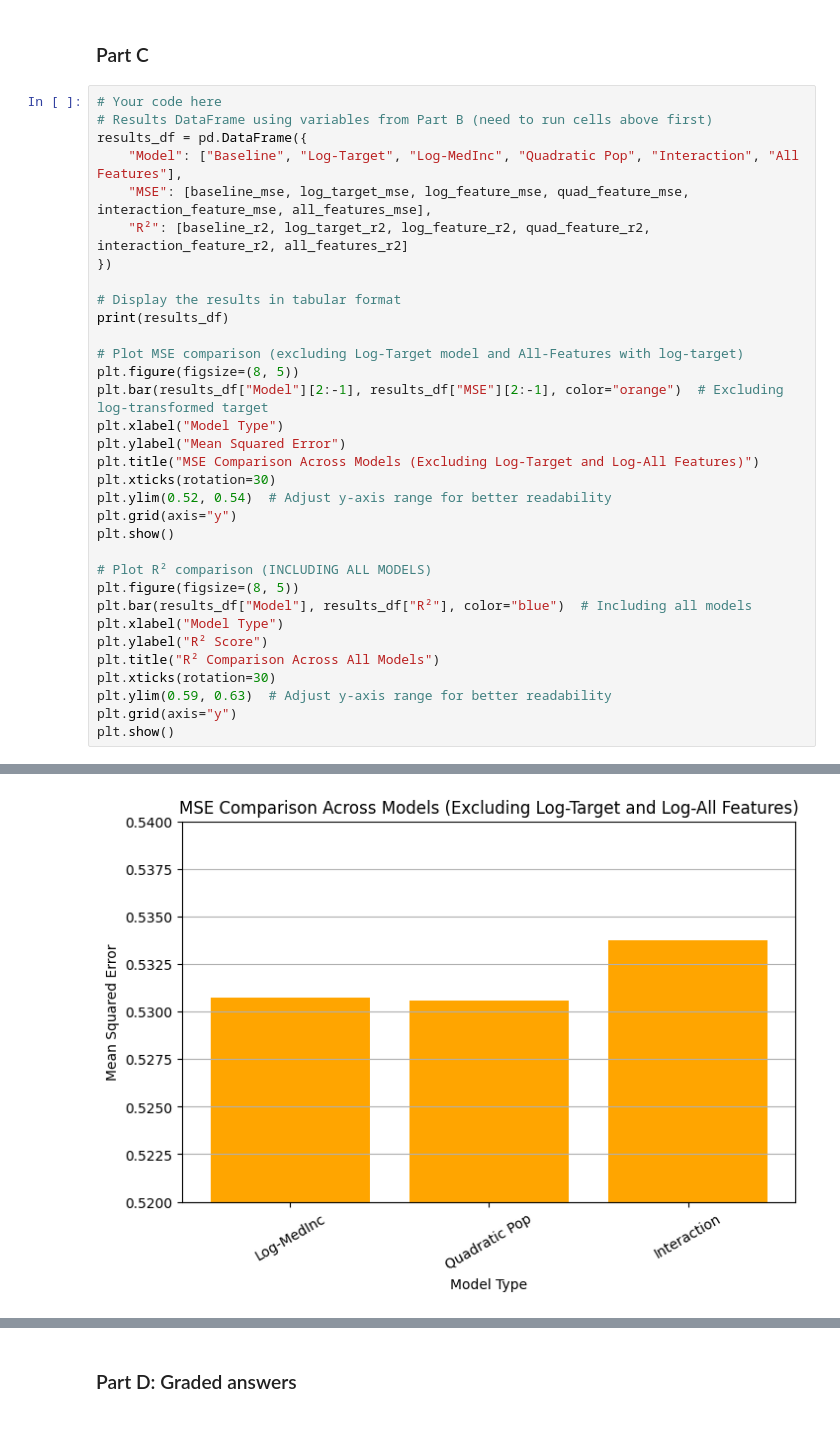
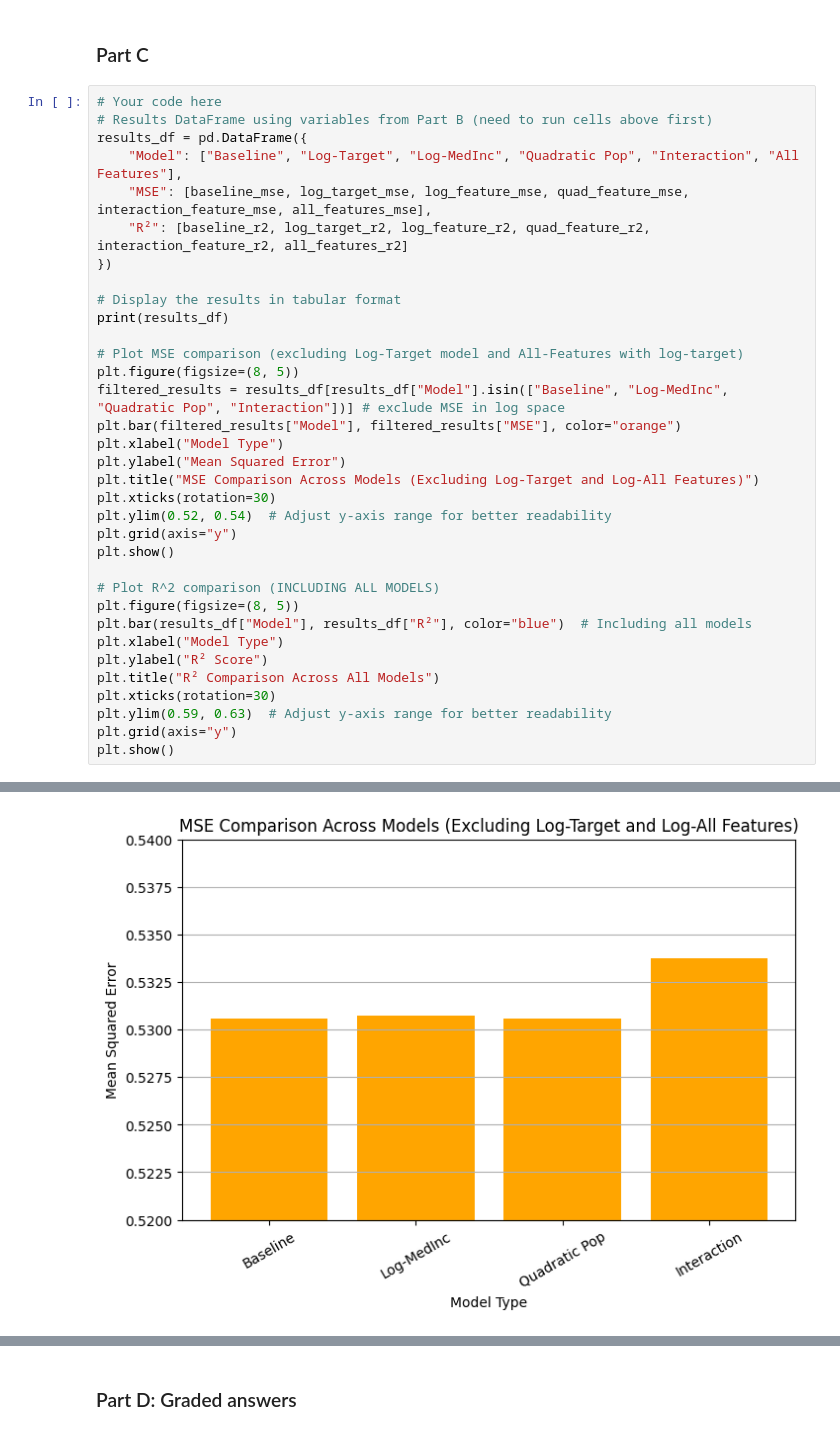
Before and after one commit to tbeerio/Assignment-3-DX603, a Jupyter notebook: Homework_03.ipynb, the cells around one changed output, grey strips where cells are left out. Saved outputs shown, nothing was run; the diff lists cells and outputs as text.

```diff
--- a/Homework_03.ipynb
+++ b/Homework_03.ipynb
@@ -596,36 +596,37 @@ results_df = pd.DataFrame({
 # Display the results in tabular format
 print(results_df)
 
 # Plot MSE comparison (excluding Log-Target model and All-Features with log-target)
 plt.figure(figsize=(8, 5))
-plt.bar(results_df["Model"][2:-1], results_df["MSE"][2:-1], color="orange")  # Excluding log-transformed target
+filtered_results = results_df[results_df["Model"].isin(["Baseline", "Log-MedInc", "Quadratic Pop", "Interaction"])] # exclude MSE in log space
+plt.bar(filtered_results["Model"], filtered_results["MSE"], color="orange")
 plt.xlabel("Model Type")
 plt.ylabel("Mean Squared Error")
 plt.title("MSE Comparison Across Models (Excluding Log-Target and Log-All Features)")
 plt.xticks(rotation=30)
 plt.ylim(0.52, 0.54)  # Adjust y-axis range for better readability
 plt.grid(axis="y")
 plt.show()
 
-# Plot R² comparison (INCLUDING ALL MODELS)
+# Plot R^2 comparison (INCLUDING ALL MODELS)
 plt.figure(figsize=(8, 5))
 plt.bar(results_df["Model"], results_df["R²"], color="blue")  # Including all models
 plt.xlabel("Model Type")
 plt.ylabel("R² Score")
 plt.title("R² Comparison Across All Models")
 plt.xticks(rotation=30)
 plt.ylim(0.59, 0.63)  # Adjust y-axis range for better readability
 plt.grid(axis="y")
 plt.show()
 # %% [output]
            Model       MSE        R²
 0       Baseline  0.530568  0.595770
 1     Log-Target  0.127605  0.606096
 2     Log-MedInc  0.530754  0.595628
 3  Quadratic Pop  0.530549  0.595785
 4    Interaction  0.533753  0.593344
 5   All Features  0.122177  0.622852
-[figure, old version]
+[figure, new version]
 [figure]
 # %% [markdown]
 ### Part D: Graded answers
```
Also changed, not shown: parts of 3 cells of this notebook.
